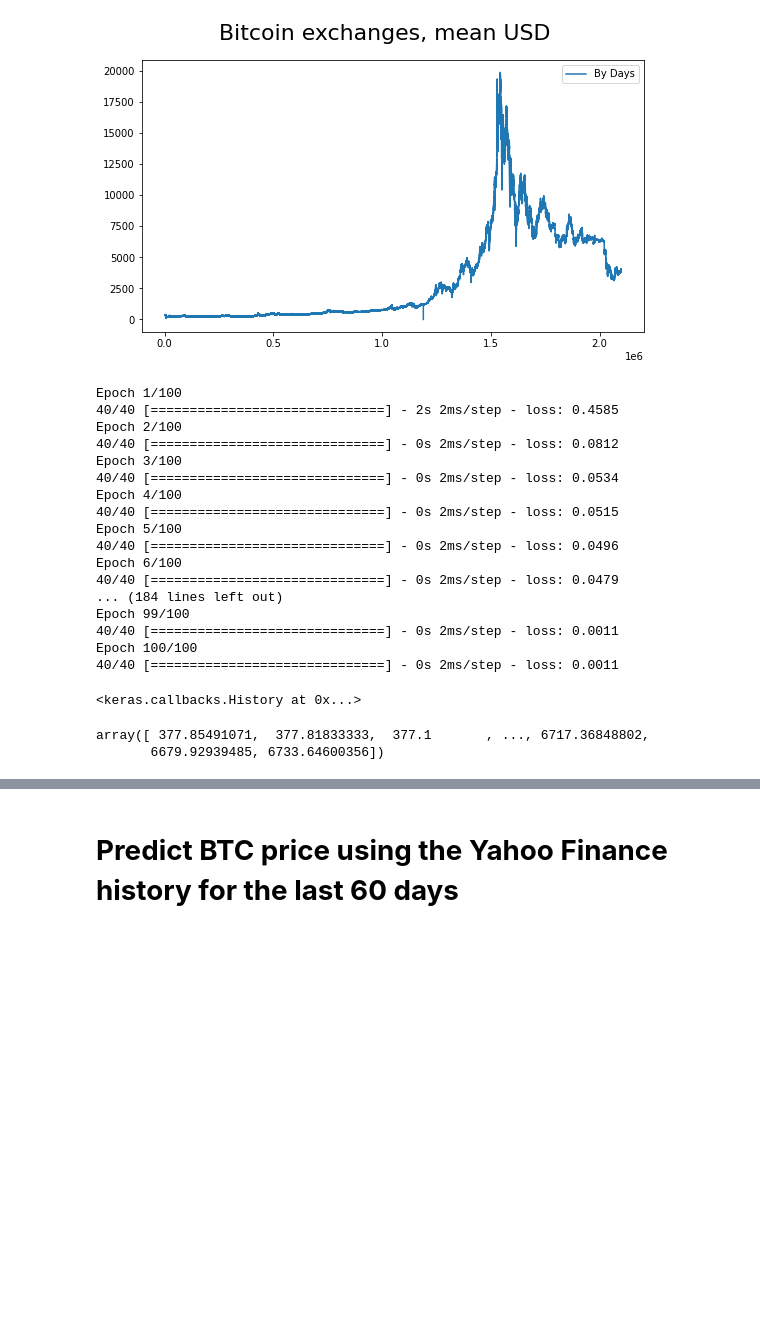
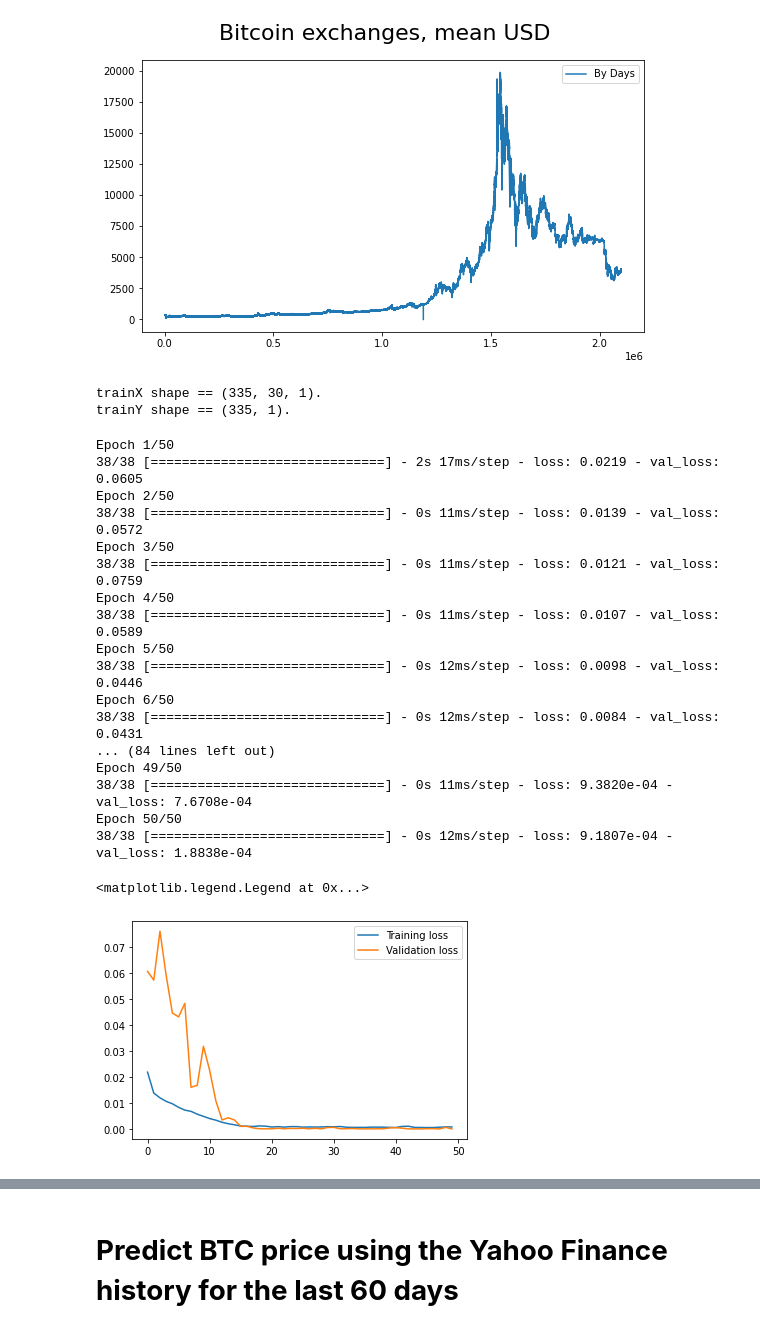
Before and after one commit to H93JEBALI/Stock-Crypto-prediction, a Jupyter notebook: Price_prediction.ipynb, the cells around one changed output, grey strips where cells are left out. Saved outputs shown, nothing was run; the diff lists cells and outputs as text; code cells hidden in the pictures; blank space fills up the shorter version.

```diff
--- a/Price_prediction.ipynb
+++ b/Price_prediction.ipynb
@@ -128,7 +128,7 @@ group = df_c.groupby('date')
 Real_Price = group['Weighted_Price'].mean()
 # %%
 # split data
-prediction_days = 200
+prediction_days = 365
 df_train= Real_Price[len(Real_Price)-prediction_days:]
 df_test= Real_Price[:len(Real_Price)-prediction_days]
 # %%
@@ -140,45 +140,67 @@ training_set = np.reshape(training_set, (len(training_set), 1))
 
 sc = MinMaxScaler()
 training_set = sc.fit_transform(training_set)
-X_train = training_set[0:len(training_set)-1]
-y_train = training_set[1:len(training_set)]
-X_train = np.reshape(X_train, (len(X_train), 1, 1))
+
+n_future = 1
+n_past = 30
+X_train = []
+y_train = []
+
+for i in range(n_past, len(training_set) - n_future + 1) :
+  X_train.append(training_set[i - n_past:i, 0:len(training_set)])
+  y_train.append(training_set[i + n_future -1:i + n_future, 0])
+
+
+X_train, y_train = np.array(X_train), np.array(y_train)
+
+print('trainX shape == {}.'.format(X_train.shape))
+print('trainY shape == {}.'.format(y_train.shape))
+# %% [output]
+trainX shape == (335, 30, 1).
+trainY shape == (335, 1).
 # %%
 # Importing the Keras libraries and packages
 from keras.models import Sequential
 from keras.layers import Dense
 from keras.layers import LSTM
 
 # Initialising the RNN
 regressor = Sequential()
 
 # Adding the input layer and the LSTM layer
 regressor.add(LSTM(units = 50, activation = 'sigmoid', input_shape = (None, 1)))   #relu
 
 # Adding the output layer
 regressor.add(Dense(units = 1))
 
 # Compiling the RNN
 regressor.compile(optimizer = 'adam', loss = 'mean_squared_error')
 
+#regressor.summary()
+
 # Fitting the RNN to the Training set
-regressor.fit(X_train, y_train, batch_size = 5, epochs = 100)
+hist = regressor.fit(X_train, y_train, batch_size = 8, epochs = 50, validation_split=0.1, verbose=1)
+
+plt.plot(hist.history['loss'], label='Training loss')
+plt.plot(hist.history['val_loss'], label='Validation loss')
+plt.legend()
 # %% [output]
-Epoch 1/100
-40/40 [==============================] - 2s 2ms/step - loss: 0.4585
-Epoch 2/100
-40/40 [==============================] - 0s 2ms/step - loss: 0.0812
-Epoch 3/100
-40/40 [==============================] - 0s 2ms/step - loss: 0.0534
-Epoch 4/100
-40/40 [==============================] - 0s 2ms/step - loss: 0.0515
-Epoch 5/100
-40/40 [==============================] - 0s 2ms/step - loss: 0.0496
-Epoch 6/100
-40/40 [==============================] - 0s 2ms/step - loss: 0.0479
-... (184 lines left out)
-Epoch 99/100
-40/40 [==============================] - 0s 2ms/step - loss: 0.0011
-Epoch 100/100
-40/40 [==============================] - 0s 2ms/step - loss: 0.0011
+Epoch 1/50
+38/38 [==============================] - 2s 17ms/step - loss: 0.0219 - val_loss: 0.0605
+Epoch 2/50
+38/38 [==============================] - 0s 11ms/step - loss: 0.0139 - val_loss: 0.0572
+Epoch 3/50
+38/38 [==============================] - 0s 11ms/step - loss: 0.0121 - val_loss: 0.0759
+Epoch 4/50
+38/38 [==============================] - 0s 11ms/step - loss: 0.0107 - val_loss: 0.0589
+Epoch 5/50
+38/38 [==============================] - 0s 12ms/step - loss: 0.0098 - val_loss: 0.0446
+Epoch 6/50
+38/38 [==============================] - 0s 12ms/step - loss: 0.0084 - val_loss: 0.0431
+... (84 lines left out)
+Epoch 49/50
+38/38 [==============================] - 0s 11ms/step - loss: 9.3820e-04 - val_loss: 7.6708e-04
+Epoch 50/50
+38/38 [==============================] - 0s 12ms/step - loss: 9.1807e-04 - val_loss: 1.8838e-04
-<keras.callbacks.History at 0x...>
+<matplotlib.legend.Legend at 0x...>
+[figure, added]
@@ -193,5 +206,0 @@ predicted_BTC_price = sc.inverse_transform(predicted_BTC_price)
-# %%
-df_test.values[1:]
-# %% [output]
-array([ 377.85491071,  377.81833333,  377.1       , ..., 6717.36848802,
-       6679.92939485, 6733.64600356])
```
Also changed, not shown: parts of 14 cells of this notebook.
